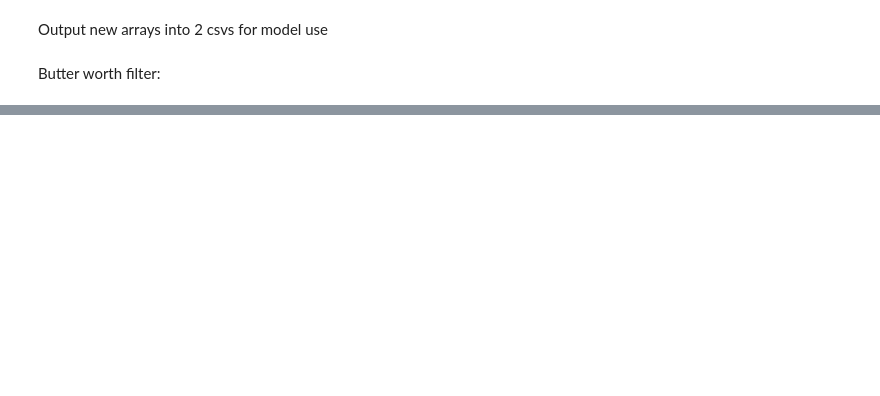
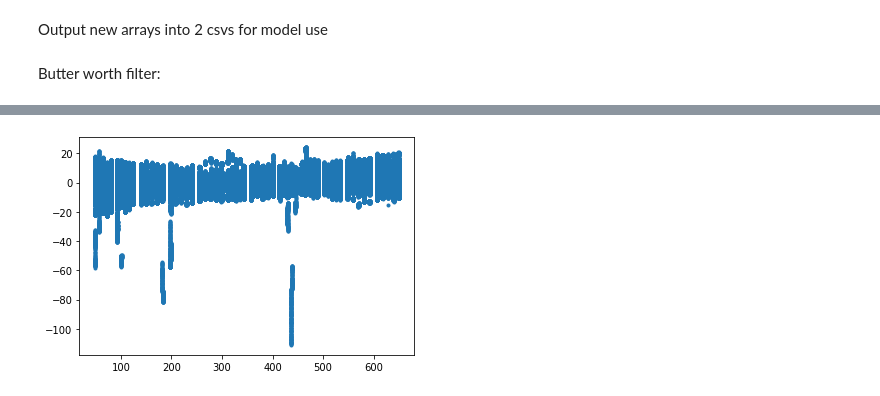
Before and after one commit to ellaelu/BCI-NERChallenge, a Jupyter notebook: preprocess.ipynb, the cells around one changed output, grey strips where cells are left out. Saved outputs shown, nothing was run; the diff lists cells and outputs as text; code cells hidden in the pictures; blank space fills up the shorter version.

```diff
--- a/preprocess.ipynb
+++ b/preprocess.ipynb
@@ -171,0 +307,8 @@ df_filt
+# %%
+X = df_filt.Time
+Y = df_filt.Fp1
+
+plt.plot(X,Y)
+plt.show()
+# %% [output]
+[figure, added]
```
Also changed, not shown: parts of 27 cells of this notebook, 3 other files.
